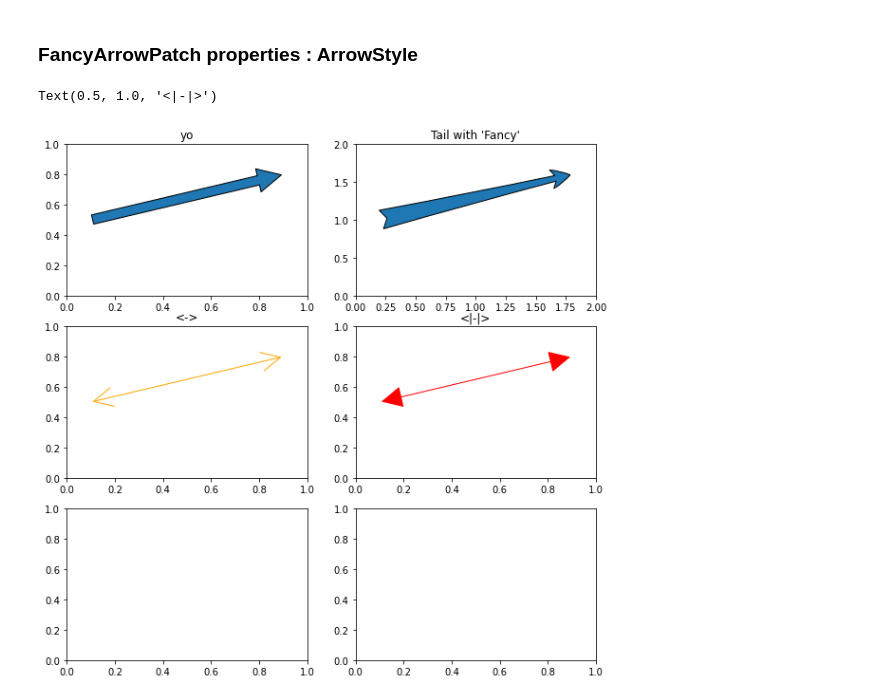
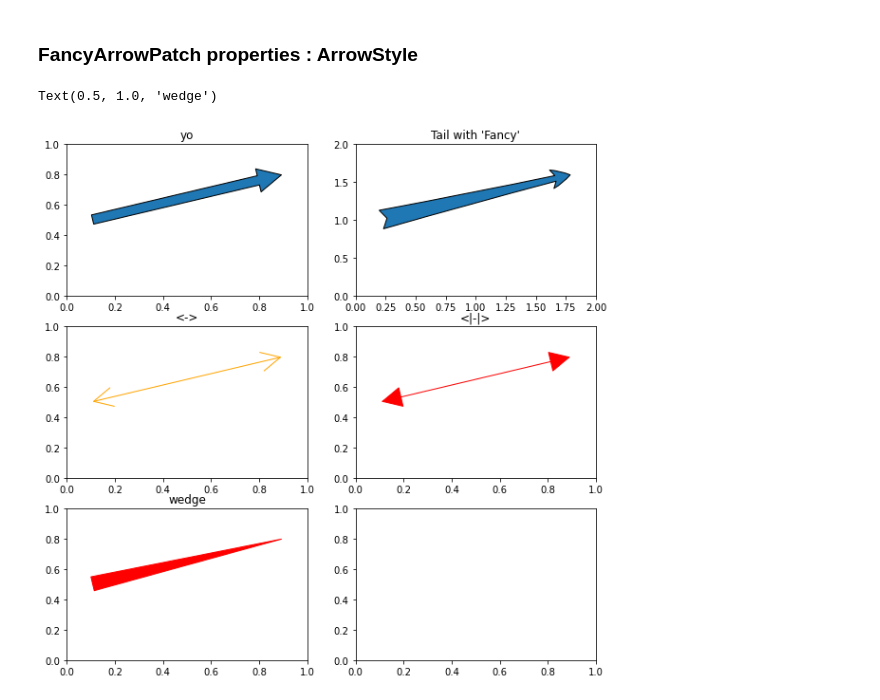
Before and after one commit to chikoungoun/Visualization, a Jupyter notebook: FancyArrow/Fancy Arrow pass network.ipynb, the cells around one changed output. Cells and saved outputs as stored; diff of their text form; code cells hidden in the pictures.

Commit message:
wedge property

```diff
--- a/FancyArrow/Fancy Arrow pass network.ipynb
+++ b/FancyArrow/Fancy Arrow pass network.ipynb
@@ -124,29 +124,35 @@ from matplotlib.patches import ArrowStyle
 # %%
 fig,ax =  plt.subplots(3,2,figsize=(10,10))
 
 #1. Normal Arrow
 arrow = patches.FancyArrowPatch((x,y),(end_x,end_y),mutation_scale=50,transform=ax[0][0].transAxes)
 ax[0][0].add_patch(arrow)
 ax[0][0].set_title("yo")
 
 #2. add a tail to the rear
 AS = ArrowStyle("Fancy", head_length=.4, head_width=.4, tail_width=.4)
 arrow = patches.FancyArrowPatch((x,y),(end_x,end_y),arrowstyle=AS ,mutation_scale=50,transform=ax[0][1].transAxes)
 ax[0][1].add_patch(arrow)
 ax[0][1].set(xlim=(0,2),ylim=(0,2))
 ax[0][1].set_title("Tail with 'Fancy'")
 
 #3. "<->"
 AS = ArrowStyle("<->")
 arrow = patches.FancyArrowPatch((x,y),(end_x,end_y),arrowstyle=AS ,mutation_scale=50,transform=ax[1][0].transAxes,color="orange")
 ax[1][0].add_patch(arrow)
 ax[1][0].set_title("<->")
 
 #4. "<|-|>"
 AS = ArrowStyle("<|-|>")
 arrow = patches.FancyArrowPatch((x,y),(end_x,end_y),arrowstyle=AS ,mutation_scale=50,color="red")
 ax[1][1].add_patch(arrow)
 ax[1][1].set_title("<|-|>")
+
+#5. "<|-|>"
+AS = ArrowStyle("wedge")
+arrow = patches.FancyArrowPatch((x,y),(end_x,end_y),arrowstyle=AS ,mutation_scale=50,color="red")
+ax[2][0].add_patch(arrow)
+ax[2][0].set_title("wedge")
 # %% [output]
-Text(0.5, 1.0, '<|-|>')
+Text(0.5, 1.0, 'wedge')
-[figure, old version]
+[figure, new version]
```
